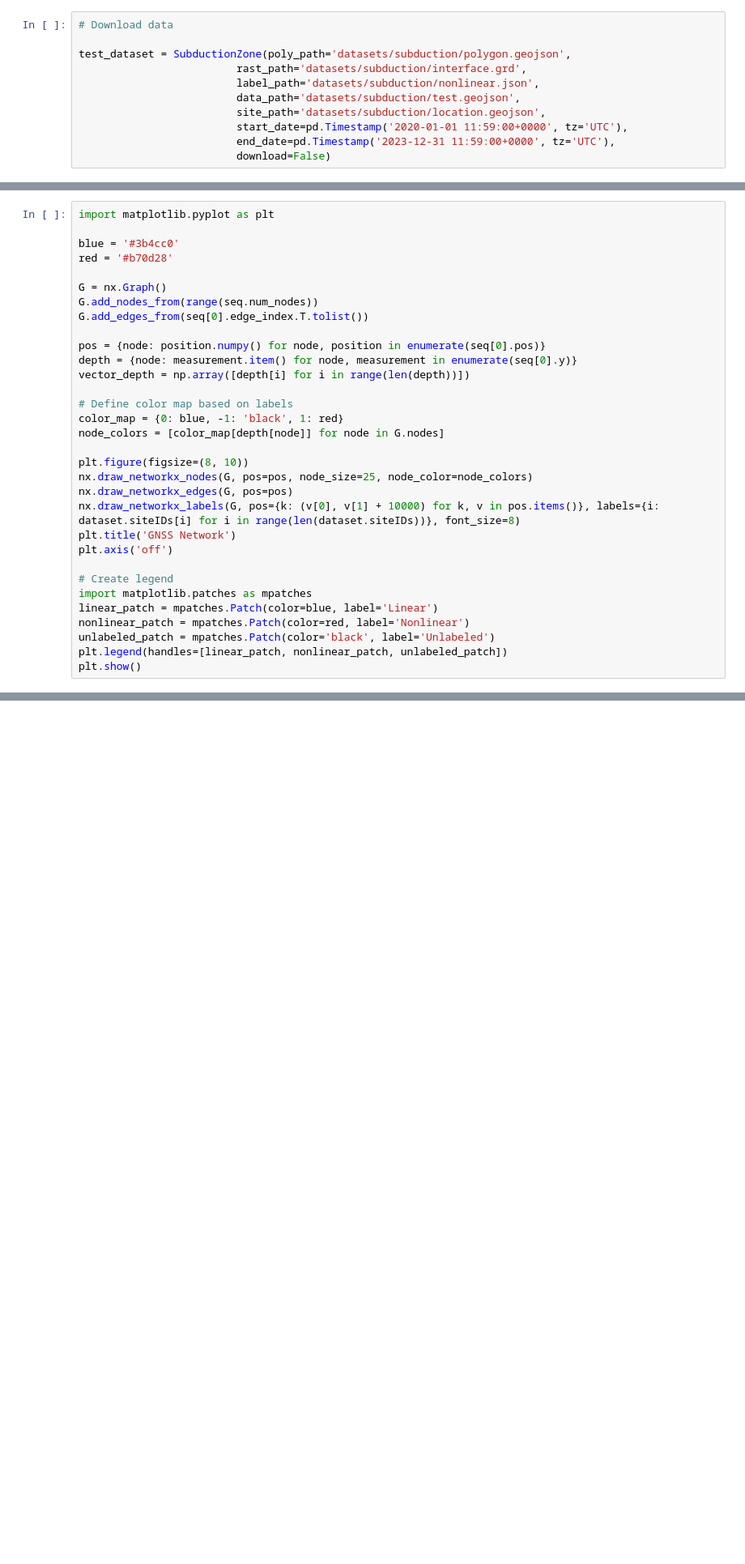
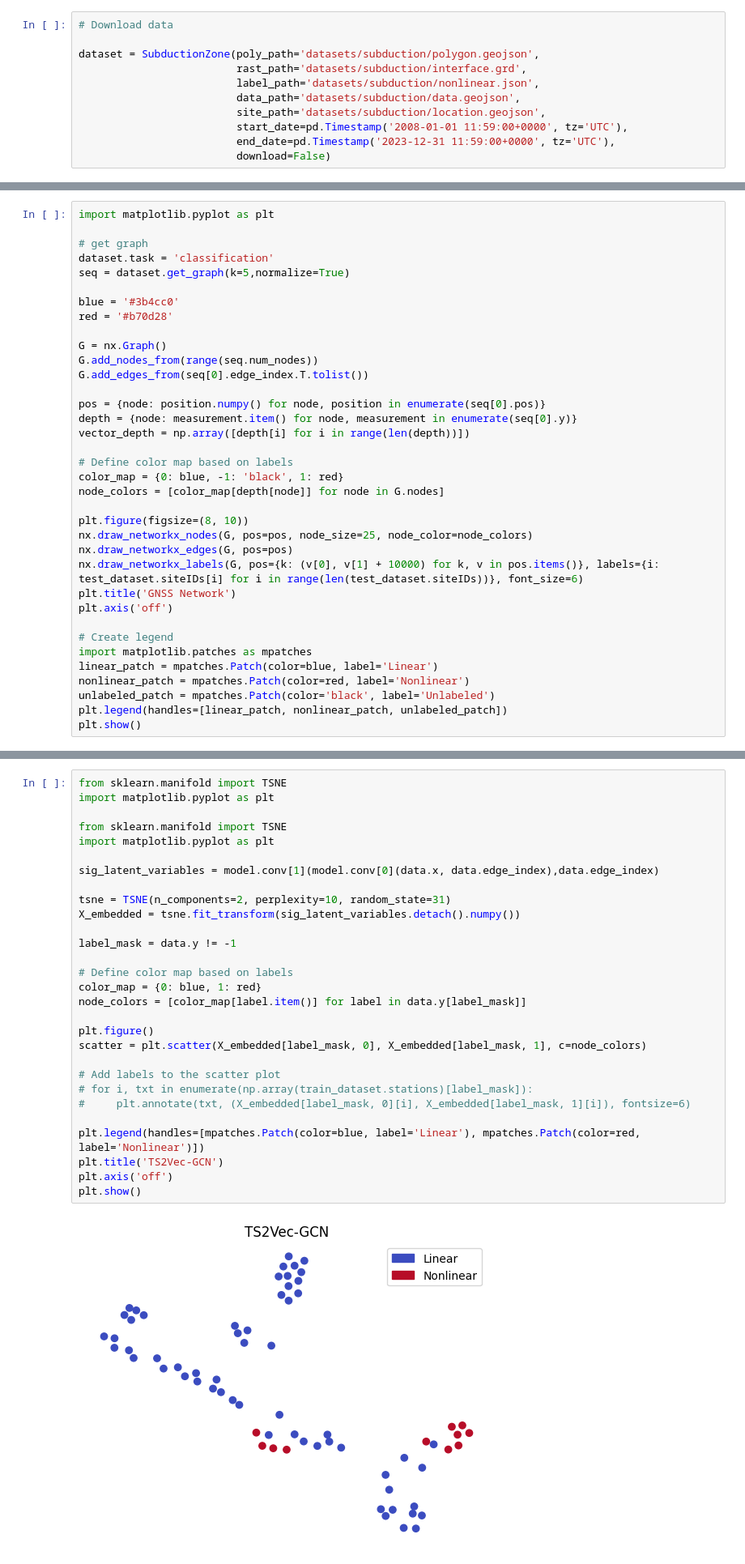
Before and after one commit to hans-riess/pygsig, a Jupyter notebook: earthquakes.ipynb, the cells around one changed output, grey strips where cells are left out. Shown at 81% size. Drawn from its saved outputs; the diff is of its cells as text; blank space fills up the shorter version.

```diff
--- a/earthquakes.ipynb
+++ b/earthquakes.ipynb
@@ -12,11 +14,11 @@ import seaborn as sns
 # %%
 # Download data
 
-test_dataset = SubductionZone(poly_path='datasets/subduction/polygon.geojson',
+dataset = SubductionZone(poly_path='datasets/subduction/polygon.geojson',
                          rast_path='datasets/subduction/interface.grd',
                          label_path='datasets/subduction/nonlinear.json',
-                         data_path='datasets/subduction/test.geojson',
+                         data_path='datasets/subduction/data.geojson',
                          site_path='datasets/subduction/location.geojson',
-                         start_date=pd.Timestamp('2020-01-01 11:59:00+0000', tz='UTC'),
+                         start_date=pd.Timestamp('2008-01-01 11:59:00+0000', tz='UTC'),
                          end_date=pd.Timestamp('2023-12-31 11:59:00+0000', tz='UTC'),
                          download=False)
@@ -35,5 +27,9 @@ seq = test_dataset.get_graph(k=5)
 # %%
 import matplotlib.pyplot as plt
+
+# get graph
+dataset.task = 'classification'
+seq = dataset.get_graph(k=5,normalize=True)
 
 blue = '#3b4cc0'
 red = '#b70d28'
@@ -53,7 +49,7 @@ node_colors = [color_map[depth[node]] for node in G.nodes]
 plt.figure(figsize=(8, 10))
 nx.draw_networkx_nodes(G, pos=pos, node_size=25, node_color=node_colors)
 nx.draw_networkx_edges(G, pos=pos)
-nx.draw_networkx_labels(G, pos={k: (v[0], v[1] + 10000) for k, v in pos.items()}, labels={i: dataset.siteIDs[i] for i in range(len(dataset.siteIDs))}, font_size=8)
+nx.draw_networkx_labels(G, pos={k: (v[0], v[1] + 10000) for k, v in pos.items()}, labels={i: test_dataset.siteIDs[i] for i in range(len(test_dataset.siteIDs))}, font_size=6)
 plt.title('GNSS Network')
 plt.axis('off')
 
@@ -657,0 +261,31 @@ plt.show()
+# %%
+from sklearn.manifold import TSNE
+import matplotlib.pyplot as plt
+
+from sklearn.manifold import TSNE
+import matplotlib.pyplot as plt
+
+sig_latent_variables = model.conv[1](model.conv[0](data.x, data.edge_index),data.edge_index)
+
+tsne = TSNE(n_components=2, perplexity=10, random_state=31)
+X_embedded = tsne.fit_transform(sig_latent_variables.detach().numpy())
+
+label_mask = data.y != -1
+
+# Define color map based on labels
+color_map = {0: blue, 1: red}
+node_colors = [color_map[label.item()] for label in data.y[label_mask]]
+
+plt.figure()
+scatter = plt.scatter(X_embedded[label_mask, 0], X_embedded[label_mask, 1], c=node_colors)
+
+# Add labels to the scatter plot
+# for i, txt in enumerate(np.array(train_dataset.stations)[label_mask]):
+#     plt.annotate(txt, (X_embedded[label_mask, 0][i], X_embedded[label_mask, 1][i]), fontsize=6)
+
+plt.legend(handles=[mpatches.Patch(color=blue, label='Linear'), mpatches.Patch(color=red, label='Nonlinear')])
+plt.title('TS2Vec-GCN')
+plt.axis('off')
+plt.show()
+# %% [output]
+[figure, added]
```
Also changed, not shown: parts of 59 cells of this notebook, 17 other files.
